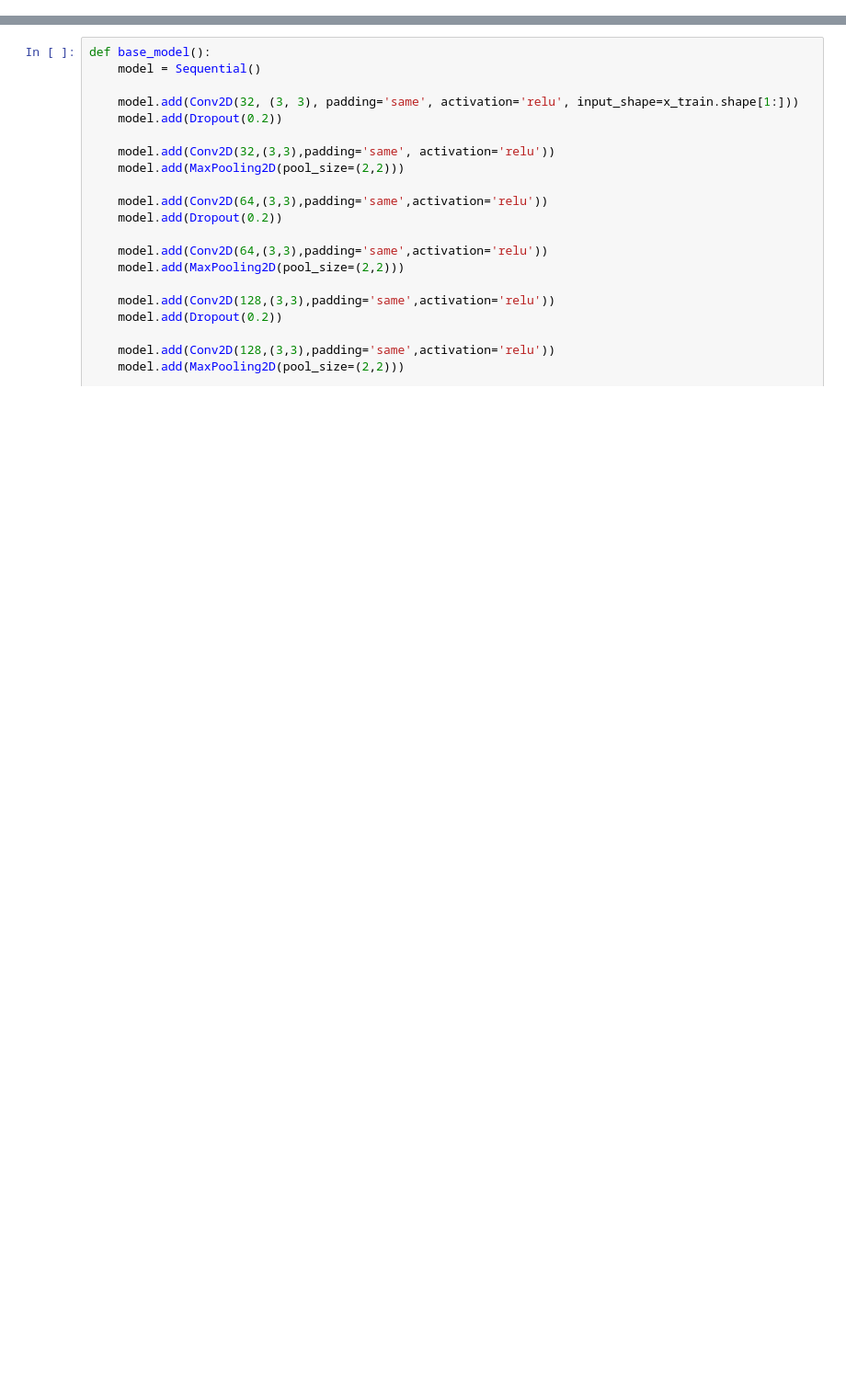
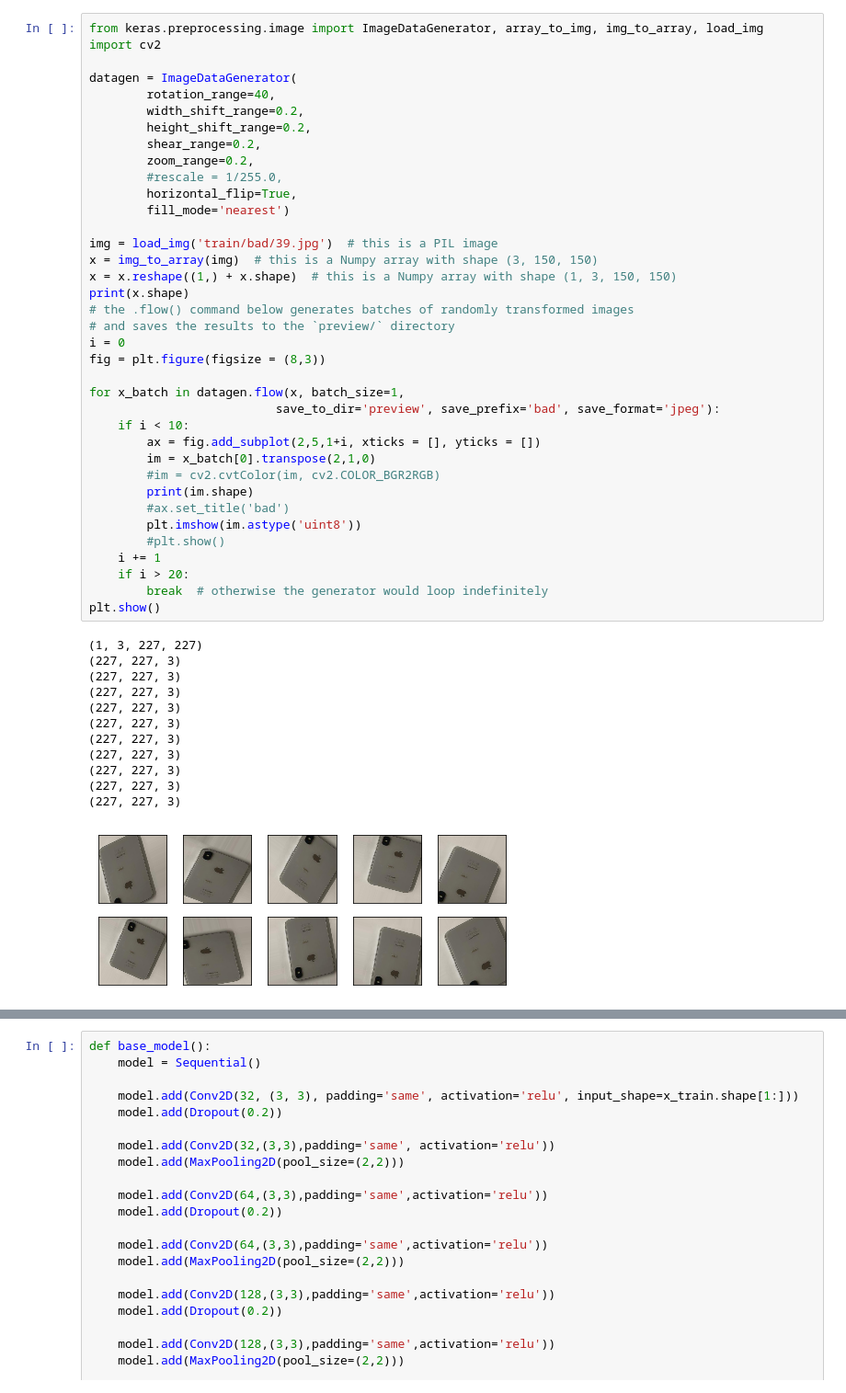
Before and after one commit to XiangnanHe/deep-learning, a Jupyter notebook: ConvNet Keras Tensorflow.ipynb, the cells around one changed output, grey strips where cells are left out. Shown: that part at 92% size. Saved outputs shown, nothing was run; the diff lists cells and outputs as text; blank space fills up the shorter version.

```diff
--- a/ConvNet Keras Tensorflow.ipynb
+++ b/ConvNet Keras Tensorflow.ipynb
@@ -43,2 +78,52 @@ class_names = ['airplane', 'automobile', 'bird', 'cat', 'deer', 'dog', 'frog', '
+# %%
+from keras.preprocessing.image import ImageDataGenerator, array_to_img, img_to_array, load_img
+import cv2
+
+datagen = ImageDataGenerator(
+        rotation_range=40,
+        width_shift_range=0.2,
+        height_shift_range=0.2,
+        shear_range=0.2,
+        zoom_range=0.2,
+        #rescale = 1/255.0,
+        horizontal_flip=True,
+        fill_mode='nearest')
+
+img = load_img('train/bad/39.jpg')  # this is a PIL image
+x = img_to_array(img)  # this is a Numpy array with shape (3, 150, 150)
+x = x.reshape((1,) + x.shape)  # this is a Numpy array with shape (1, 3, 150, 150)
+print(x.shape)
+# the .flow() command below generates batches of randomly transformed images
+# and saves the results to the `preview/` directory
+i = 0
+fig = plt.figure(figsize = (8,3))
+
+for x_batch in datagen.flow(x, batch_size=1,
+                          save_to_dir='preview', save_prefix='bad', save_format='jpeg'):
+    if i < 10:
+        ax = fig.add_subplot(2,5,1+i, xticks = [], yticks = [])
+        im = x_batch[0].transpose(2,1,0)
+        #im = cv2.cvtColor(im, cv2.COLOR_BGR2RGB)
+        print(im.shape)
+        #ax.set_title('bad')
+        plt.imshow(im.astype('uint8'))
+        #plt.show()
+    i += 1
+    if i > 20:
+        break  # otherwise the generator would loop indefinitely
+plt.show()
+# %% [output]
+(1, 3, 227, 227)
+(227, 227, 3)
+(227, 227, 3)
+(227, 227, 3)
+(227, 227, 3)
+(227, 227, 3)
+(227, 227, 3)
+(227, 227, 3)
+(227, 227, 3)
+(227, 227, 3)
+(227, 227, 3)
+[figure, added]
 # %%
 # Print figure with 10 random images from each
```
Also changed, not shown: parts of 10 cells of this notebook.
